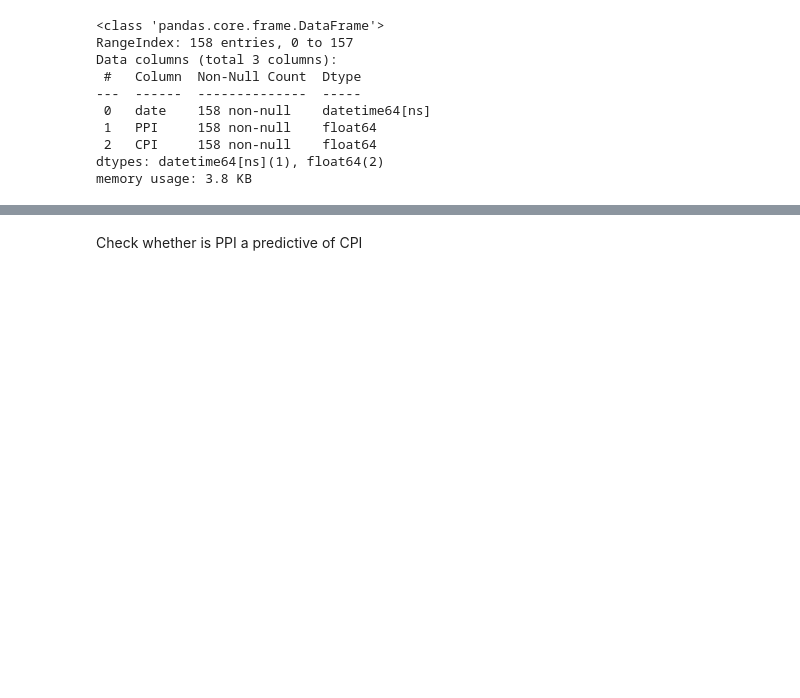
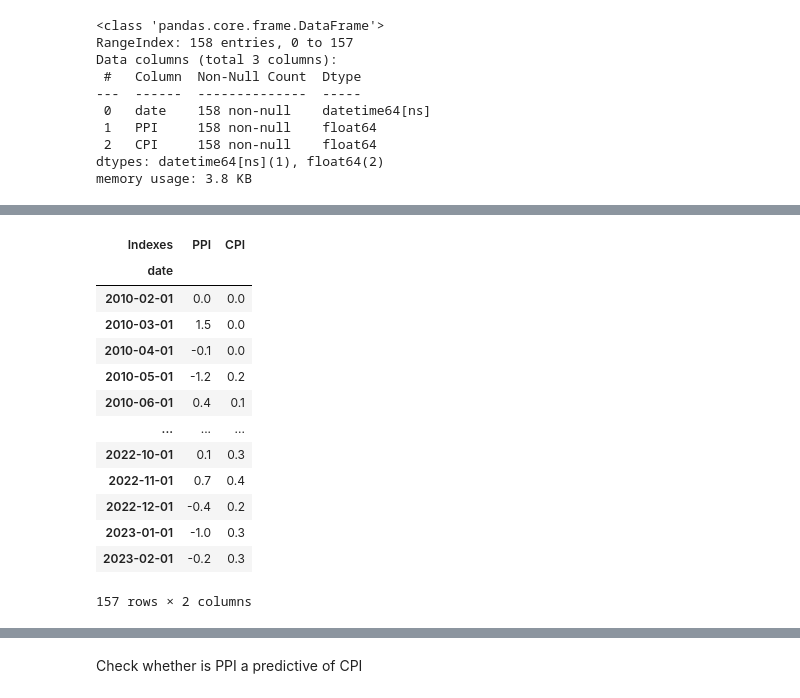
Before and after one commit to derrickgzq/fyp, a Jupyter notebook: fyp.ipynb, the cells around one changed output, grey strips where cells are left out. Saved outputs shown, nothing was run; the diff lists cells and outputs as text; code cells hidden in the pictures; blank space fills up the shorter version.

```diff
--- a/fyp.ipynb
+++ b/fyp.ipynb
@@ -37,0 +142,19 @@ fig.show()
+# %%
+df_diff = df.diff().dropna()
+# %%
+df_diff
+# %% [output]
+| Indexes | PPI | CPI |
+| date |  |  |
+| 2010-02-01 | 0.0 | 0.0 |
+| 2010-03-01 | 1.5 | 0.0 |
+| 2010-04-01 | -0.1 | 0.0 |
+| 2010-05-01 | -1.2 | 0.2 |
+| 2010-06-01 | 0.4 | 0.1 |
+| ... | ... | ... |
+| 2022-10-01 | 0.1 | 0.3 |
+| 2022-11-01 | 0.7 | 0.4 |
+| 2022-12-01 | -0.4 | 0.2 |
+| 2023-01-01 | -1.0 | 0.3 |
+| 2023-02-01 | -0.2 | 0.3 |
+157 rows × 2 columns
```
Also changed, not shown: parts of 23 cells of this notebook.
